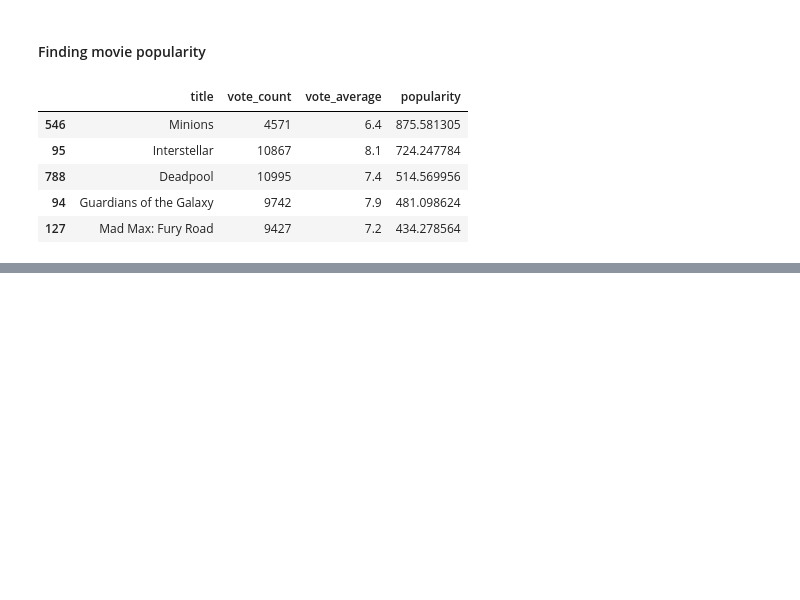
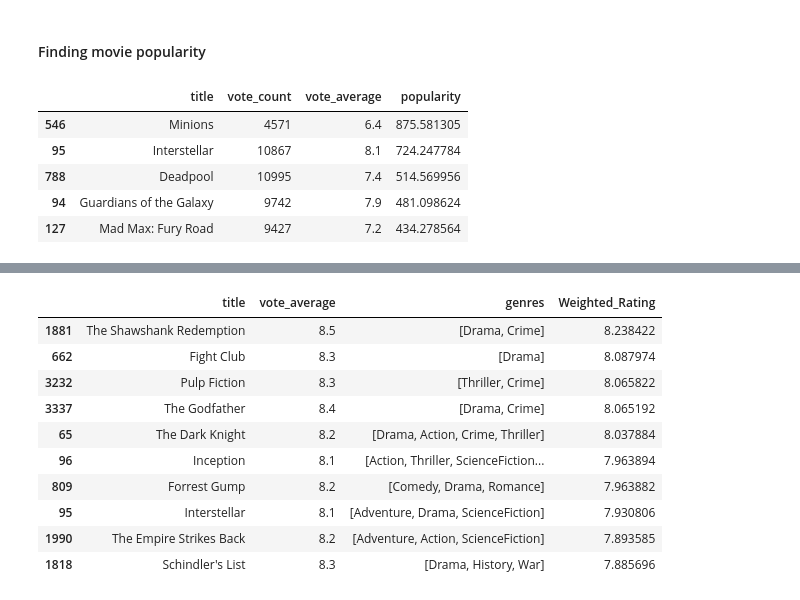
Before and after one commit to Edna722/Movie-Recommendation-Full-Project, a Jupyter notebook: Movie Recommendation.ipynb, the cells around one changed output, grey strips where cells are left out. Drawn from its saved outputs; the diff is of its cells as text; code cells hidden in the pictures; blank space fills up the shorter version.

```diff
--- a/Movie Recommendation.ipynb
+++ b/Movie Recommendation.ipynb
@@ -422,0 +444,31 @@ popular_movies[['title', 'vote_count','vote_average','popularity']]
+# %%
+# Step 1: Calculate values for the formula
+v = movies_credits['vote_count']
+R = movies_credits['vote_average']
+m = 1000  # Choose a minimum vote threshold
+
+# Step 2: Compute weighted rating (WR)
+C = movies_credits['vote_average'].mean()
+WR = (v / (v + m) * R) + (m / (v + m) * C)
+
+# Step 3: Add 'Weighted_Rating' column to DataFrame
+movies_credits['Weighted_Rating'] = WR
+
+# Step 4: Sort the DataFrame based on 'Weighted_Rating' column
+sorted_movies = movies_credits.sort_values('Weighted_Rating', ascending=False)
+
+# Step 5: Display top movies based on sorted results
+top_movies = sorted_movies[['title', 'vote_average','genres', 'Weighted_Rating']].head(10)
+top_movies
+# %% [output]
+|  | title | vote_average | genres | Weighted_Rating |
+| 1881 | The Shawshank Redemption | 8.5 | [Drama, Crime] | 8.238422 |
+| 662 | Fight Club | 8.3 | [Drama] | 8.087974 |
+| 3232 | Pulp Fiction | 8.3 | [Thriller, Crime] | 8.065822 |
+| 3337 | The Godfather | 8.4 | [Drama, Crime] | 8.065192 |
+| 65 | The Dark Knight | 8.2 | [Drama, Action, Crime, Thriller] | 8.037884 |
+| 96 | Inception | 8.1 | [Action, Thriller, ScienceFiction... | 7.963894 |
+| 809 | Forrest Gump | 8.2 | [Comedy, Drama, Romance] | 7.963882 |
+| 95 | Interstellar | 8.1 | [Adventure, Drama, ScienceFiction] | 7.930806 |
+| 1990 | The Empire Strikes Back | 8.2 | [Adventure, Action, ScienceFiction] | 7.893585 |
+| 1818 | Schindler's List | 8.3 | [Drama, History, War] | 7.885696 |
```
Also changed, not shown: parts of 7 cells of this notebook.
